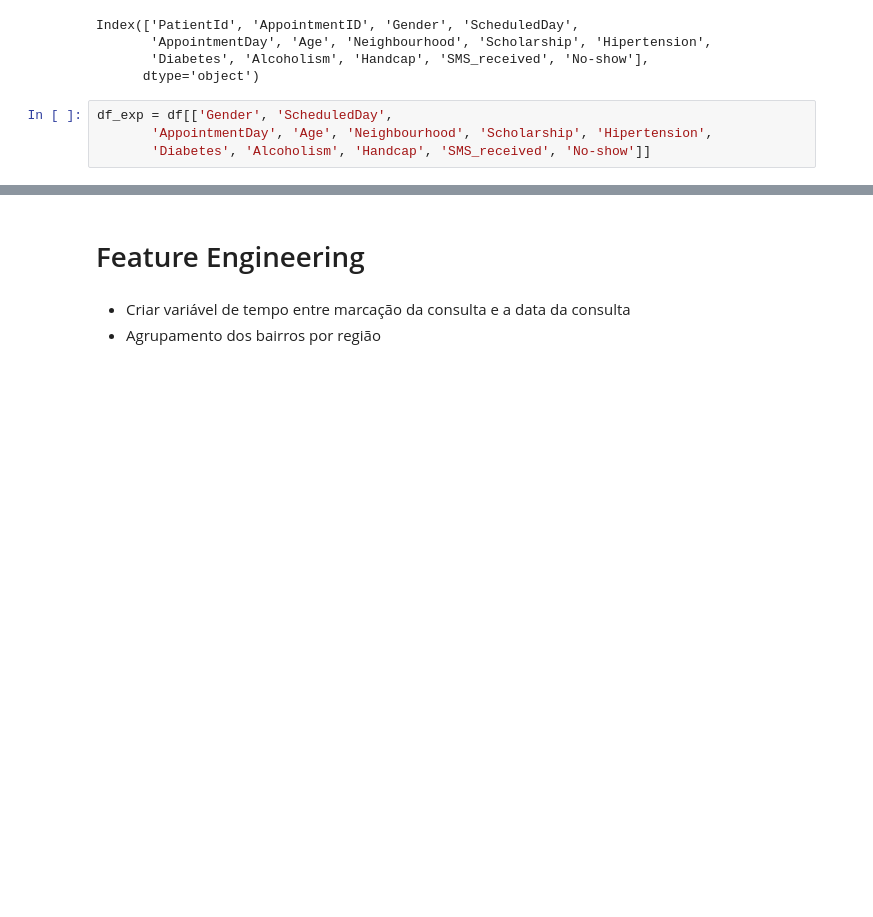
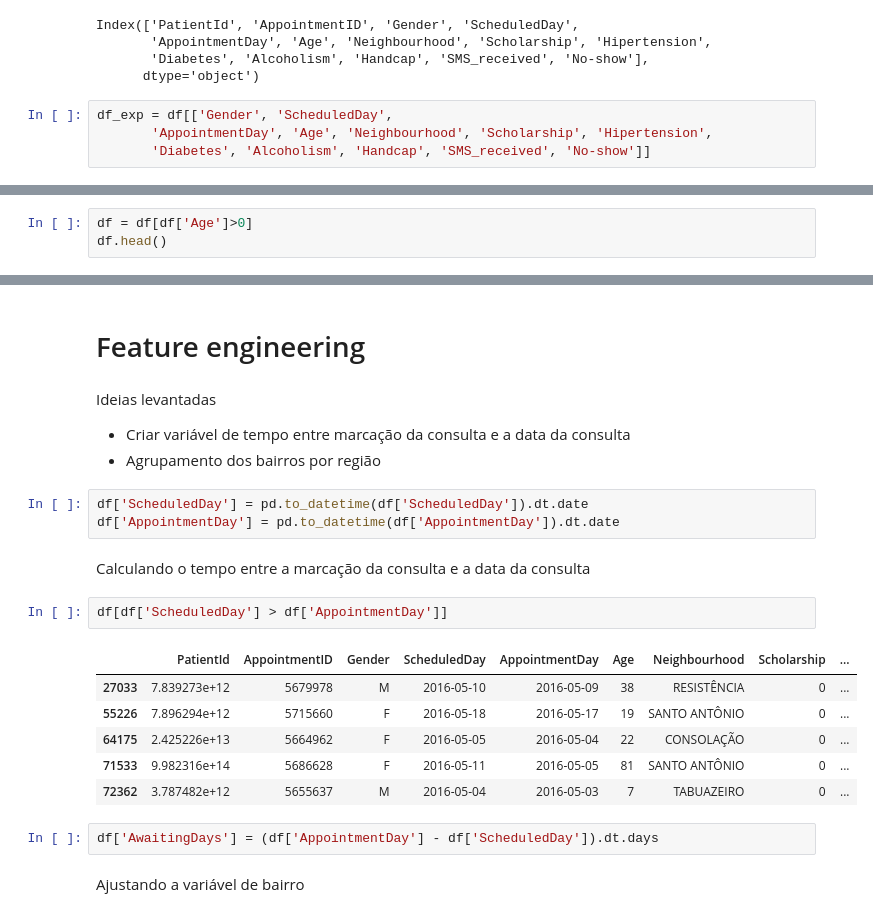
Before and after one commit to pedrofonsecapadilha/BeTechByBraskem, a Jupyter notebook: 07-MachineLearningII/ProjetoOrientado/ProjetoOrientado.ipynb, the cells around one changed output, grey strips where cells are left out. Drawn from its saved outputs; the diff is of its cells as text; blank space fills up the shorter version.

```diff
--- a/07-MachineLearningII/ProjetoOrientado/ProjetoOrientado.ipynb
+++ b/07-MachineLearningII/ProjetoOrientado/ProjetoOrientado.ipynb
@@ -231,0 +264,3 @@ See the caveats in the documentation: https://pandas.pydata.org/pandas-docs/stab
+# %%
+df = df[df['Age']>0]
+df.head()
@@ -232,5 +274,24 @@ See the caveats in the documentation: https://pandas.pydata.org/pandas-docs/stab
 # %% [markdown]
-# Feature Engineering
+# Feature engineering
 # %% [markdown]
+Ideias levantadas
 * Criar variável de tempo entre marcação da consulta e a data da consulta
 * Agrupamento dos bairros por região
+# %%
+df['ScheduledDay'] = pd.to_datetime(df['ScheduledDay']).dt.date
+df['AppointmentDay'] = pd.to_datetime(df['AppointmentDay']).dt.date
+# %% [markdown]
+Calculando o tempo entre a marcação da consulta e a data da consulta
+# %%
+df[df['ScheduledDay'] > df['AppointmentDay']]
+# %% [output]
+|  | PatientId | AppointmentID | Gender | ScheduledDay | AppointmentDay | Age | Neighbourhood | Scholarship | ... |
+| 27033 | 7.839273e+12 | 5679978 | M | 2016-05-10 | 2016-05-09 | 38 | RESISTÊNCIA | 0 | ... |
+| 55226 | 7.896294e+12 | 5715660 | F | 2016-05-18 | 2016-05-17 | 19 | SANTO ANTÔNIO | 0 | ... |
+| 64175 | 2.425226e+13 | 5664962 | F | 2016-05-05 | 2016-05-04 | 22 | CONSOLAÇÃO | 0 | ... |
+| 71533 | 9.982316e+14 | 5686628 | F | 2016-05-11 | 2016-05-05 | 81 | SANTO ANTÔNIO | 0 | ... |
+| 72362 | 3.787482e+12 | 5655637 | M | 2016-05-04 | 2016-05-03 | 7 | TABUAZEIRO | 0 | ... |
+# %%
+df['AwaitingDays'] = (df['AppointmentDay'] - df['ScheduledDay']).dt.days
+# %% [markdown]
+Ajustando a variável de bairro
```
Also changed, not shown: parts of 37 cells of this notebook.
